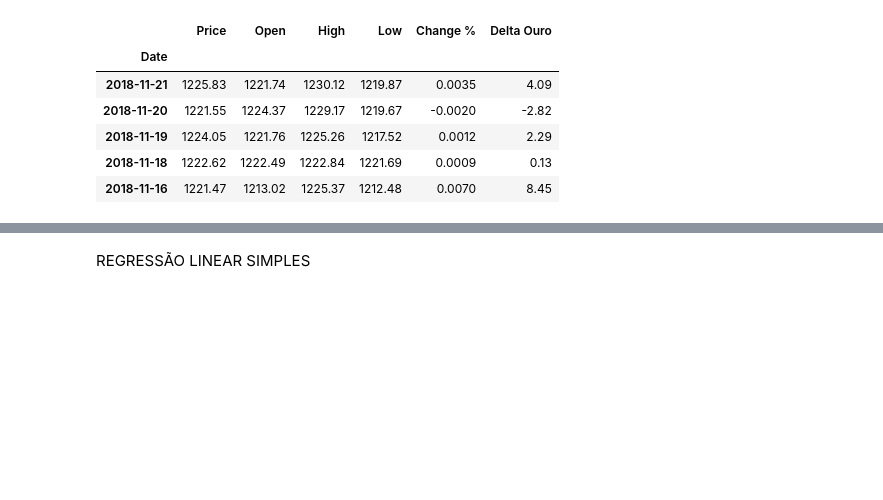
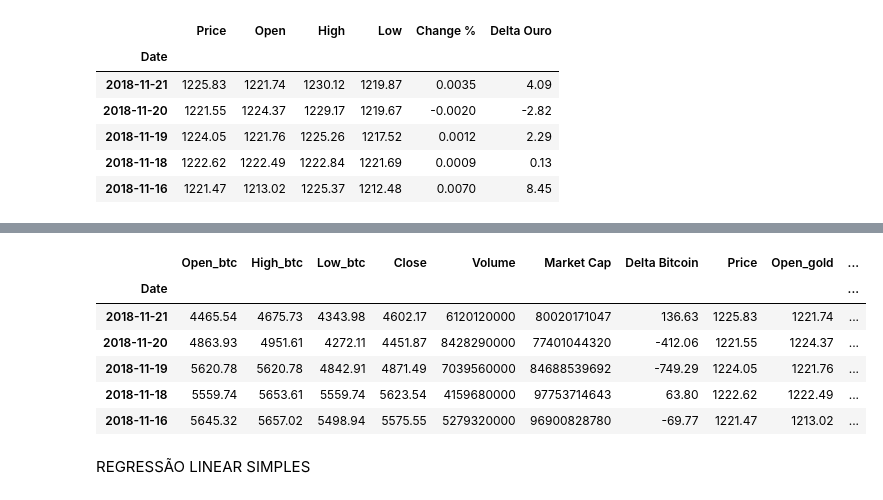
Before and after one commit to lucasmuchaluat/PROJETO-3---CIENCIA-DOS-DADOS, a Jupyter notebook: Crypto_Currency_Projeto_3.ipynb, the cells around one changed output, grey strips where cells are left out. Drawn from its saved outputs; the diff is of its cells as text; code cells hidden in the pictures; blank space fills up the shorter version.

Commit message:
Revert "Semanal"

```diff
--- a/Crypto_Currency_Projeto_3.ipynb
+++ b/Crypto_Currency_Projeto_3.ipynb
@@ -251,6 +221,0 @@ Ouro_Semanal.head()
-# %%
-bitcoin_market_info.set_index('Date',inplace = True)
-bitcoin_market_info_Semanal = pd.DataFrame({'Date':pd.date_range('2013-05-01', '2018-11-01', freq='7d')})
-bitcoin_market_info_Semanal.set_index('Date',inplace = True)
-bitcoin_market_info_Semanal = bitcoin_market_info_Semanal.join(bitcoin_market_info['Close'])
-bitcoin_market_info_Semanal.head()
@@ -516,0 +224,4 @@ Ouro.reset_index()
+# %%
+bitcoin_market_info['Delta Bitcoin'] = bitcoin_market_info['Close'] - bitcoin_market_info['Open']
+#bitcoin_market_info.set_index('Date',inplace = True)
+bitcoin_market_info.head()
@@ -517,3 +236,17 @@ Ouro.reset_index()
+# %%
+#Cruza as duas tabelas (bitcoin e ouro) via data
+#df = pd.join([bitcoin_market_info, Ouro], axis=1).dropna()
+df = bitcoin_market_info.join(Ouro, how='inner', lsuffix='_btc', rsuffix='_gold')
+# %%
+df.head()
+# %% [output]
+|  | Open_btc | High_btc | Low_btc | Close | Volume | Market Cap | Delta Bitcoin | Price | Open_gold | ... |
+| Date |  |  |  |  |  |  |  |  |  | ... |
+| 2018-11-21 | 4465.54 | 4675.73 | 4343.98 | 4602.17 | 6120120000 | 80020171047 | 136.63 | 1225.83 | 1221.74 | ... |
+| 2018-11-20 | 4863.93 | 4951.61 | 4272.11 | 4451.87 | 8428290000 | 77401044320 | -412.06 | 1221.55 | 1224.37 | ... |
+| 2018-11-19 | 5620.78 | 5620.78 | 4842.91 | 4871.49 | 7039560000 | 84688539692 | -749.29 | 1224.05 | 1221.76 | ... |
+| 2018-11-18 | 5559.74 | 5653.61 | 5559.74 | 5623.54 | 4159680000 | 97753714643 | 63.80 | 1222.62 | 1222.49 | ... |
+| 2018-11-16 | 5645.32 | 5657.02 | 5498.94 | 5575.55 | 5279320000 | 96900828780 | -69.77 | 1221.47 | 1213.02 | ... |
 # %% [markdown]
 REGRESSÃO LINEAR SIMPLES
 # %%
```
Also changed, not shown: parts of 37 cells of this notebook.
